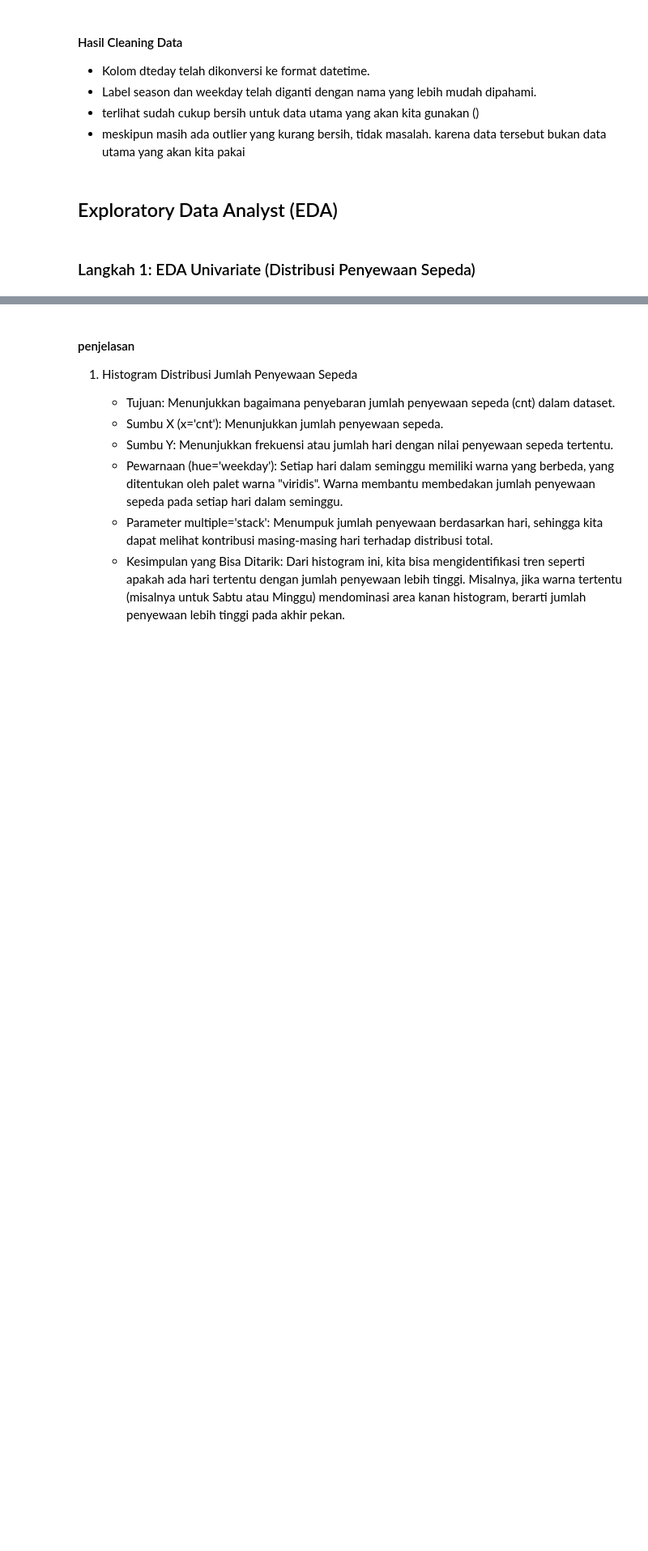
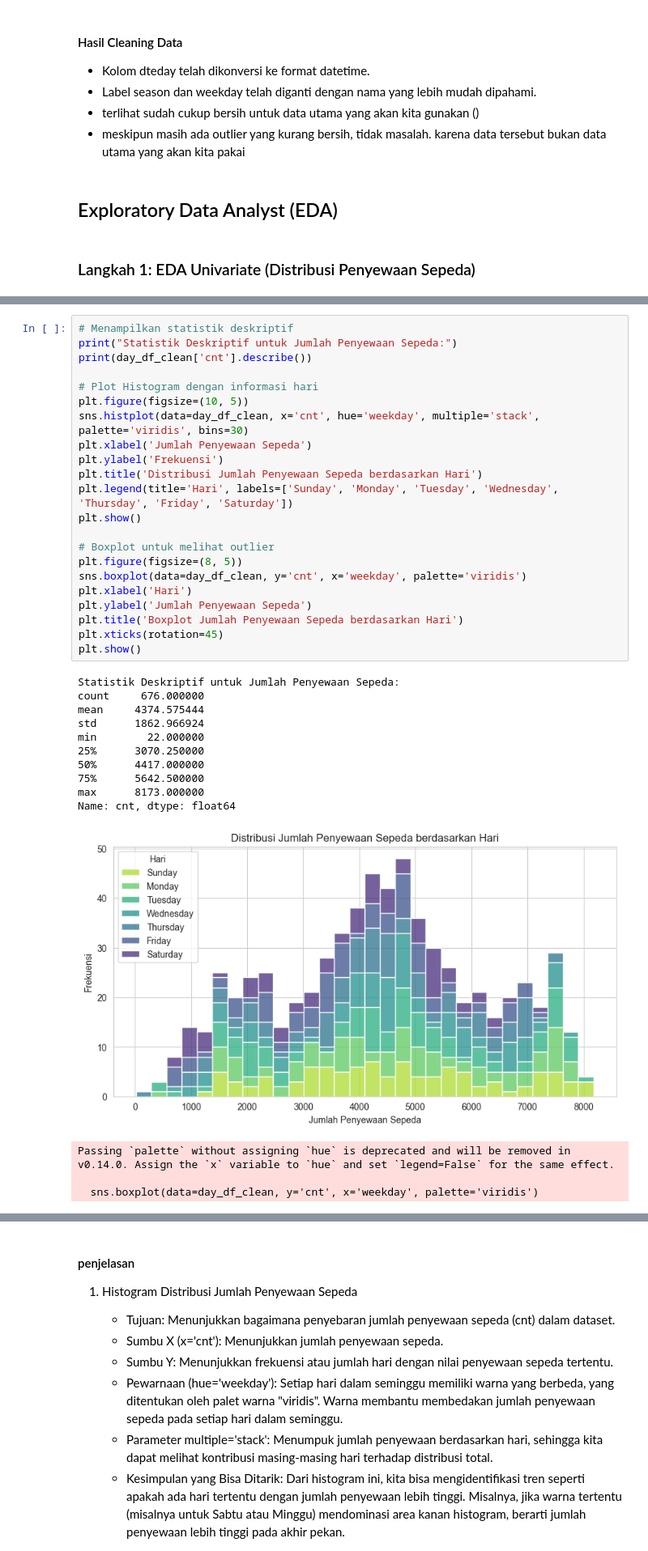
Before and after one commit to SoraIroShiro/submission, a Jupyter notebook: notebook.ipynb, the cells around one changed output, grey strips where cells are left out. Shown at 81% size. Saved outputs shown, nothing was run; the diff lists cells and outputs as text; blank space fills up the shorter version.

```diff
--- a/notebook.ipynb
+++ b/notebook.ipynb
@@ -477,0 +408,37 @@ Name: cnt, dtype: float64
+# %%
+# Menampilkan statistik deskriptif
+print("Statistik Deskriptif untuk Jumlah Penyewaan Sepeda:")
+print(day_df_clean['cnt'].describe())
+
+# Plot Histogram dengan informasi hari
+plt.figure(figsize=(10, 5))
+sns.histplot(data=day_df_clean, x='cnt', hue='weekday', multiple='stack', palette='viridis', bins=30)
+plt.xlabel('Jumlah Penyewaan Sepeda')
+plt.ylabel('Frekuensi')
+plt.title('Distribusi Jumlah Penyewaan Sepeda berdasarkan Hari')
+plt.legend(title='Hari', labels=['Sunday', 'Monday', 'Tuesday', 'Wednesday', 'Thursday', 'Friday', 'Saturday'])
+plt.show()
+
+# Boxplot untuk melihat outlier
+plt.figure(figsize=(8, 5))
+sns.boxplot(data=day_df_clean, y='cnt', x='weekday', palette='viridis')
+plt.xlabel('Hari')
+plt.ylabel('Jumlah Penyewaan Sepeda')
+plt.title('Boxplot Jumlah Penyewaan Sepeda berdasarkan Hari')
+plt.xticks(rotation=45)
+plt.show()
+# %% [output]
+Statistik Deskriptif untuk Jumlah Penyewaan Sepeda:
+count     676.000000
+mean     4374.575444
+std      1862.966924
+min        22.000000
+25%      3070.250000
+50%      4417.000000
+75%      5642.500000
+max      8173.000000
+Name: cnt, dtype: float64
+[figure, added]
+Passing `palette` without assigning `hue` is deprecated and will be removed in v0.14.0. Assign the `x` variable to `hue` and set `legend=False` for the same effect.
+
+  sns.boxplot(data=day_df_clean, y='cnt', x='weekday', palette='viridis')
```
Also changed, not shown: parts of 17 cells of this notebook.
